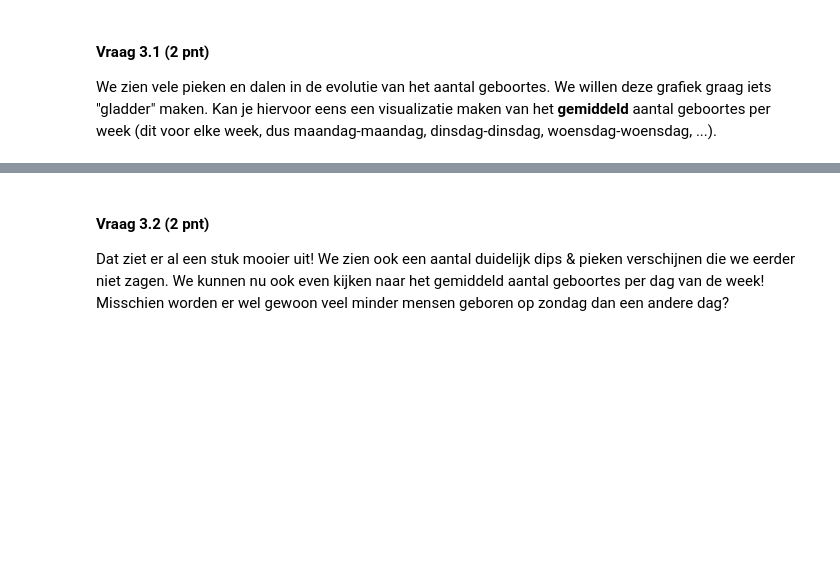
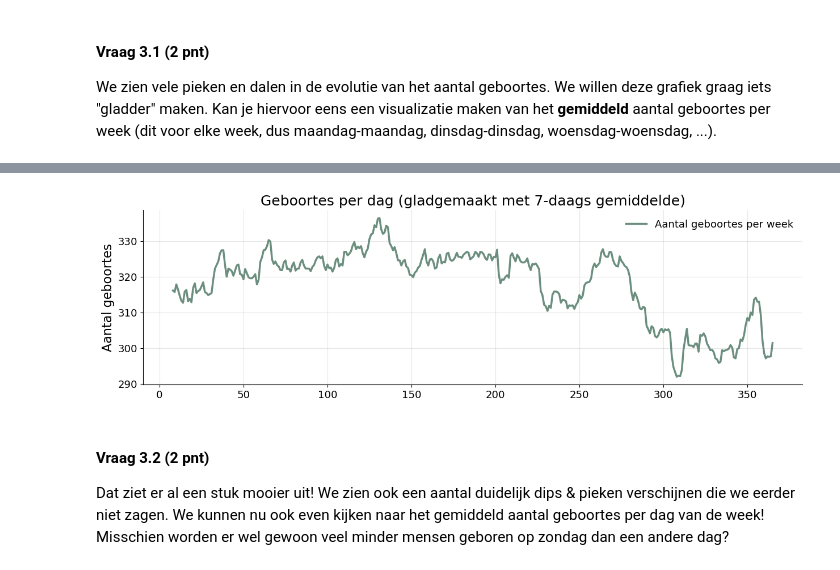
Before and after one commit to karenlauwers/syntra_ds_examen, a Jupyter notebook: notebooks/opgave.ipynb, the cells around one changed output, grey strips where cells are left out. Drawn from its saved outputs; the diff is of its cells as text; code cells hidden in the pictures; blank space fills up the shorter version.

```diff
--- a/notebooks/opgave.ipynb
+++ b/notebooks/opgave.ipynb
@@ -267,0 +604,29 @@ Je stelt vast dat twee dagen eruit springen als outliers. Corrigeer en voeg fout
+# %%
+# The two dates to isolate/remove
+dates_to_flag = pd.to_datetime(["2019-01-01", "2019-07-01"])
+
+# Mask for the rows we consider "wrong" (the two outlier dates)
+mask_wrong = df_births[COL_GEBOORTEDATUM].isin(dates_to_flag)
+
+# 1) All rows on those two dates
+df_wrong = df_births.loc[mask_wrong].copy()
+
+# 2) Clean dataframe with those dates removed
+df_births_clean = df_births.loc[~mask_wrong].copy()
+
+only_flag_in_wrong = df_wrong[COL_GEBOORTEDATUM].isin(dates_to_flag).all()
+none_flag_in_clean = (~df_births_clean[COL_GEBOORTEDATUM].isin(dates_to_flag)).all()
+
+# Sanity checks
+assert len(df_births) == len(df_wrong) + len(df_births_clean), f"Length of df_wrong and length of df_births_clean do not sum up to length of df_births"
+assert only_flag_in_wrong, (
+    "df_wrong contains rows with dates not in dates_to_flag."
+)
+assert none_flag_in_clean, (
+        "df_births_clean still contains dates_to_flag rows."
+)
+print("Asserts passed succesfully")
+print("Number of wrong rows:",f"\n{df_wrong[COL_GEBOORTEDATUM].value_counts()}")
+print("Total number of wrong rows:", len(df_wrong))
+print("Clean rows:", len(df_births_clean))
+print("Total rows in df_births", len(df_births))
@@ -289,3 +725,21 @@ We zien vele pieken en dalen in de evolutie van het aantal geboortes. We willen
+# %%
+s = (df_births_clean
+     .groupby(COL_DAG_VAN_HET_JAAR)
+     .size()
+     .rename("geboortes")
+     .sort_index()
+)
+# 7-daags rolling average (gecentreerd)
+ra7 = s.rolling(window=7).mean()
+#  , center=True, min_periods=3 wat is het verschil
+
+fig, ax = plt.subplots(figsize=(15, 4))
+ax.plot(ra7.index, ra7.values, label="Aantal geboortes per week")
+ax.set(title="Geboortes per dag (gladgemaakt met 7-daags gemiddelde)", ylabel="Aantal geboortes")
+ax.grid(True, alpha=0.3); ax.legend()
+plt.show()
+# %% [output]
+[figure, added]
 # %% [markdown]
 #### Vraag 3.2 (2 pnt)
 Dat ziet er al een stuk mooier uit!  We zien ook een aantal duidelijk dips & pieken verschijnen die we eerder niet zagen. We kunnen nu ook even kijken naar het gemiddeld aantal geboortes per dag van de week! Misschien worden er wel gewoon veel minder mensen geboren op zondag dan een andere dag?
```
Also changed, not shown: parts of 21 cells of this notebook.
